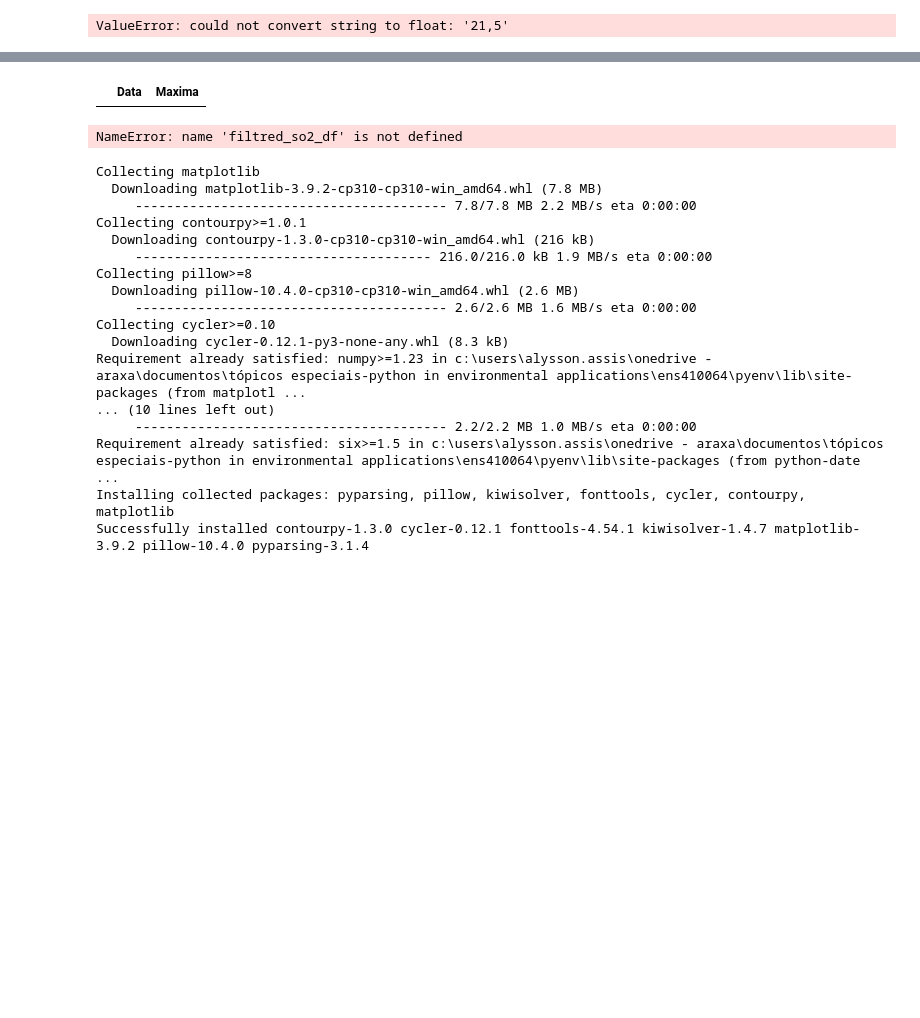
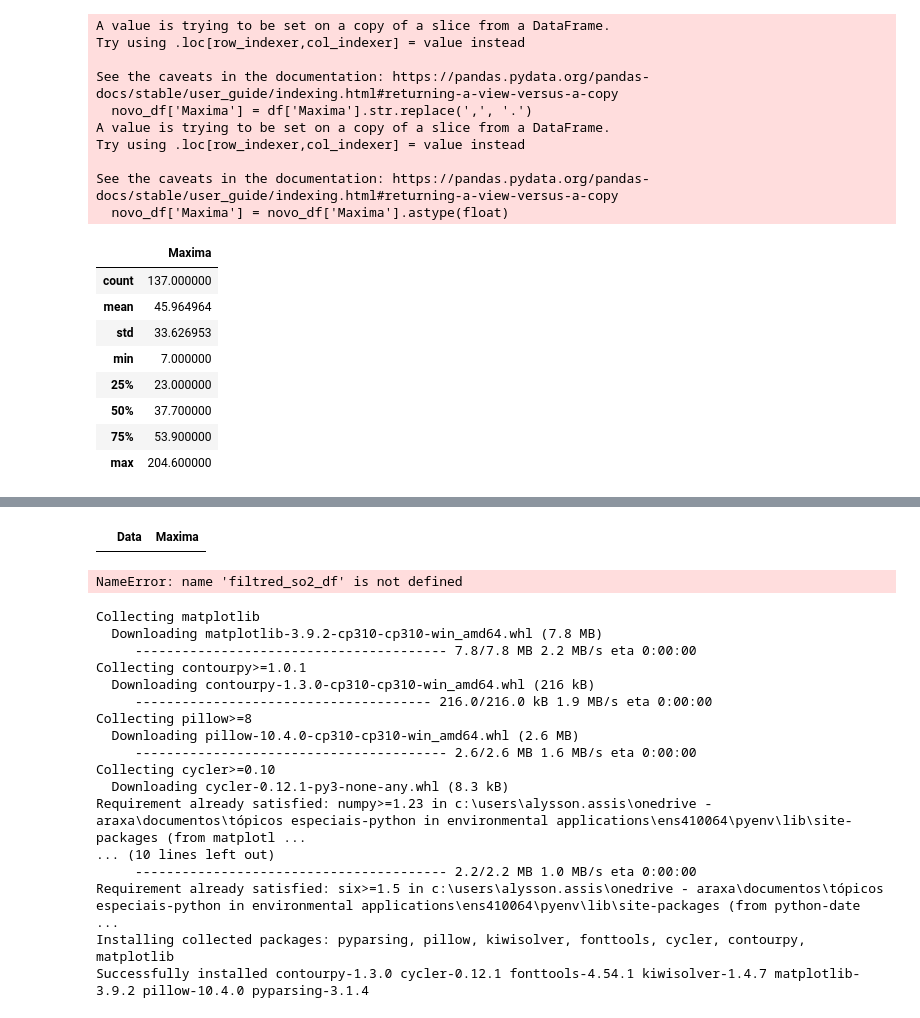
Before and after one commit to alyssonDeAssis/ENS410064, a Jupyter notebook: Atividade2.ipynb, the cells around one changed output, grey strips where cells are left out. Cells and saved outputs as stored; diff of their text form; code cells hidden in the pictures; blank space fills up the shorter version.

```diff
--- a/Atividade2.ipynb
+++ b/Atividade2.ipynb
@@ -4,13 +4,34 @@ from datetime import datetime
 # %%
 # Carregar os dados do arquivo .txt
 arquivo_txt = "C:\\Users\\alysson.assis\\OneDrive - ARAXA\\Documentos\\Tópicos especiais-Python in Environmental Applications\\2748013_Chuvas_mod.txt"  # nome do arquivo de entrada
 df = pd.read_csv(arquivo_txt, delimiter=';')
 
 #df = df.drop(columns=['coluna', 'coluna2'], inplace=True)
 #df=df['Data']
 novo_df = df[['Data', 'Maxima']]
+# Substituir vírgulas por pontos
+novo_df['Maxima'] = df['Maxima'].str.replace(',', '.')
+# Converter para float
 novo_df['Maxima'] = novo_df['Maxima'].astype(float)
 novo_df.describe()
 # %% [output]
-ValueError: could not convert string to float: '21,5'
+A value is trying to be set on a copy of a slice from a DataFrame.
+Try using .loc[row_indexer,col_indexer] = value instead
+
+See the caveats in the documentation: https://pandas.pydata.org/pandas-docs/stable/user_guide/indexing.html#returning-a-view-versus-a-copy
+  novo_df['Maxima'] = df['Maxima'].str.replace(',', '.')
+A value is trying to be set on a copy of a slice from a DataFrame.
+Try using .loc[row_indexer,col_indexer] = value instead
+
+See the caveats in the documentation: https://pandas.pydata.org/pandas-docs/stable/user_guide/indexing.html#returning-a-view-versus-a-copy
+  novo_df['Maxima'] = novo_df['Maxima'].astype(float)
+|  | Maxima |
+| count | 137.000000 |
+| mean | 45.964964 |
+| std | 33.626953 |
+| min | 7.000000 |
+| 25% | 23.000000 |
+| 50% | 37.700000 |
+| 75% | 53.900000 |
+| max | 204.600000 |
 # %%
```
Also changed, not shown: parts of 4 cells of this notebook, 1 other file.
